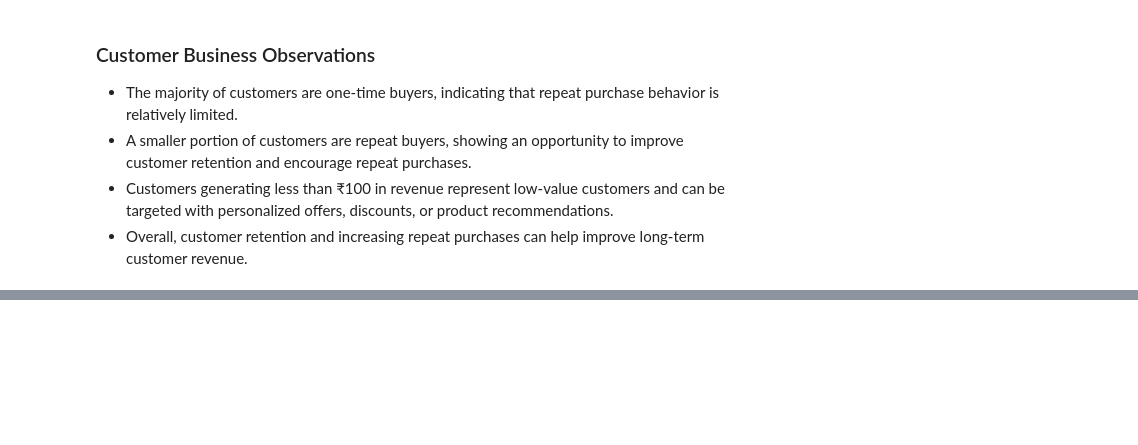
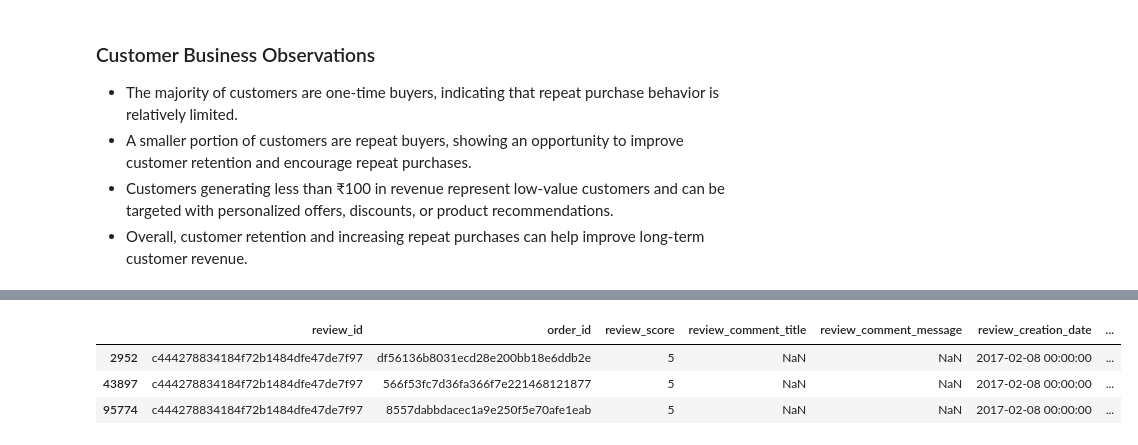
Before and after one commit to MehulSharma01223/MarketLens, a Jupyter notebook: notebooks/01_data_exploration.ipynb, the cells around one changed output, grey strips where cells are left out. Saved outputs shown, nothing was run; the diff lists cells and outputs as text; code cells hidden in the pictures; blank space fills up the shorter version.

Commit message:
Complete reviews dataset analysis

```diff
--- a/notebooks/01_data_exploration.ipynb
+++ b/notebooks/01_data_exploration.ipynb
@@ -963,3 +965,7 @@ Name: price, Length: 54534, dtype: float64
 - A smaller portion of customers are repeat buyers, showing an opportunity to improve customer retention and encourage repeat purchases.
 - Customers generating less than ₹100 in revenue represent low-value customers and can be targeted with personalized offers, discounts, or product recommendations.
 - Overall, customer retention and increasing repeat purchases can help improve long-term customer revenue.
+# %%
+reviews = pd.read_csv(
+    r"C:\Users\MAINAK\Desktop\Data-Science\projects\MarketLens\data\raw\olist_order_reviews_dataset.csv"
+)
@@ -965,0 +1084,8 @@ Name: price, Length: 54534, dtype: float64
+# %%
+# Q8 — Repeated Review ID ka actual pattern
+reviews[reviews["review_id"] == "c444278834184f72b1484dfe47de7f97"]
+# %% [output]
+|  | review_id | order_id | review_score | review_comment_title | review_comment_message | review_creation_date | ... |
+| 2952 | c444278834184f72b1484dfe47de7f97 | df56136b8031ecd28e200bb18e6ddb2e | 5 | NaN | NaN | 2017-02-08 00:00:00 | ... |
+| 43897 | c444278834184f72b1484dfe47de7f97 | 566f53fc7d36fa366f7e221468121877 | 5 | NaN | NaN | 2017-02-08 00:00:00 | ... |
+| 95774 | c444278834184f72b1484dfe47de7f97 | 8557dabbdacec1a9e250f5e70afe1eab | 5 | NaN | NaN | 2017-02-08 00:00:00 | ... |
```
Also changed, not shown: parts of 22 cells of this notebook.
